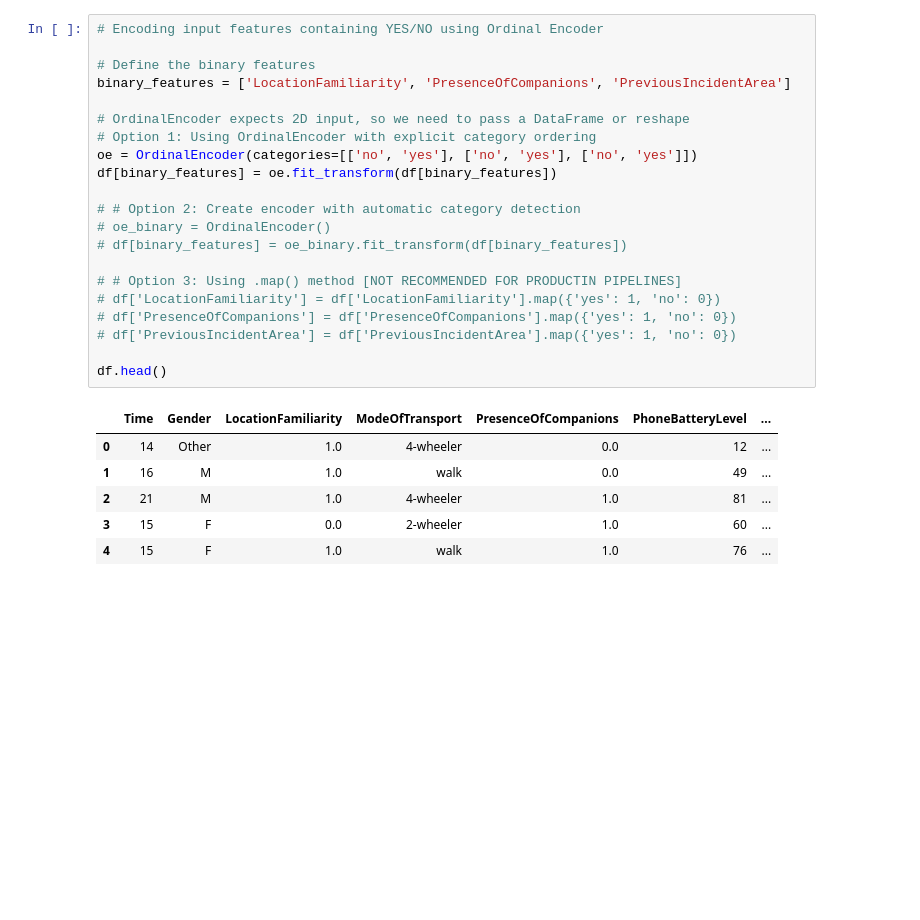
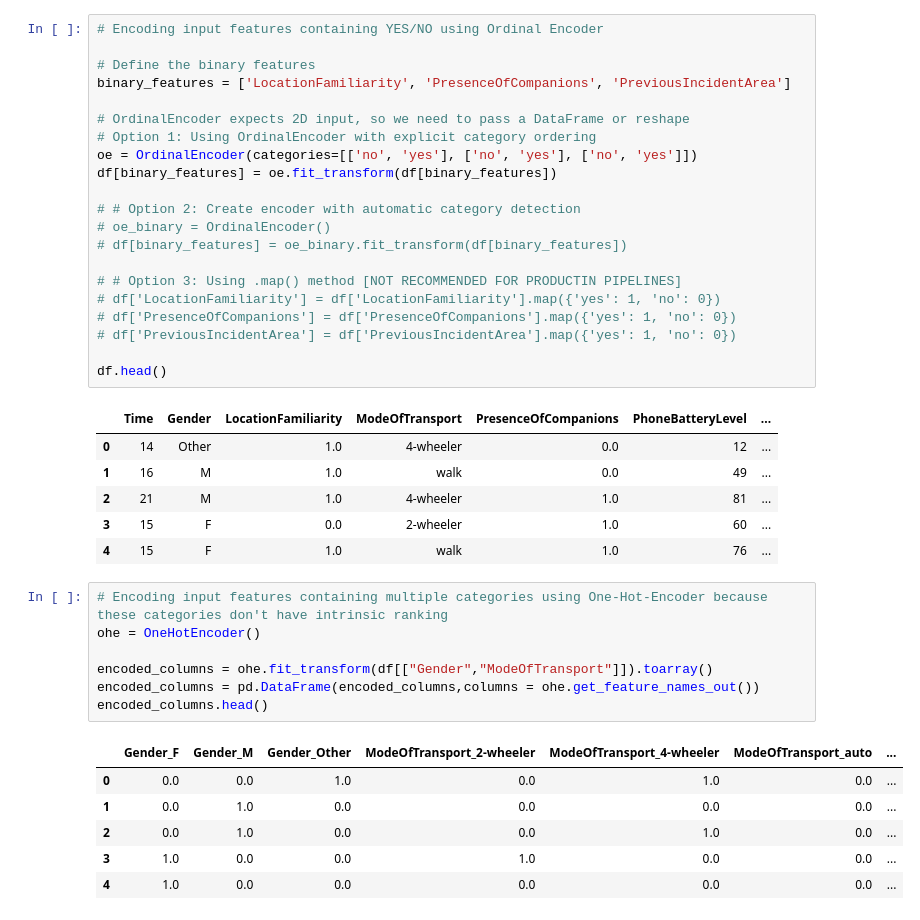
Before and after one commit to AryanV-Coder/SafeNightTravelPredictor, a Jupyter notebook: model_training/model2.ipynb, the cells around one changed output. Saved outputs shown, nothing was run; the diff lists cells and outputs as text; blank space fills up the shorter version.

```diff
--- a/model_training/model2.ipynb
+++ b/model_training/model2.ipynb
@@ -55,3 +54,17 @@ df.head()
 | 2 | 21 | M | 1.0 | 4-wheeler | 1.0 | 81 | ... |
 | 3 | 15 | F | 0.0 | 2-wheeler | 1.0 | 60 | ... |
 | 4 | 15 | F | 1.0 | walk | 1.0 | 76 | ... |
+# %%
+# Encoding input features containing multiple categories using One-Hot-Encoder because these categories don't have intrinsic ranking
+ohe = OneHotEncoder()
+
+encoded_columns = ohe.fit_transform(df[["Gender","ModeOfTransport"]]).toarray()
+encoded_columns = pd.DataFrame(encoded_columns,columns = ohe.get_feature_names_out())
+encoded_columns.head()
+# %% [output]
+|  | Gender_F | Gender_M | Gender_Other | ModeOfTransport_2-wheeler | ModeOfTransport_4-wheeler | ModeOfTransport_auto | ... |
+| 0 | 0.0 | 0.0 | 1.0 | 0.0 | 1.0 | 0.0 | ... |
+| 1 | 0.0 | 1.0 | 0.0 | 0.0 | 0.0 | 0.0 | ... |
+| 2 | 0.0 | 1.0 | 0.0 | 0.0 | 1.0 | 0.0 | ... |
+| 3 | 1.0 | 0.0 | 0.0 | 1.0 | 0.0 | 0.0 | ... |
+| 4 | 1.0 | 0.0 | 0.0 | 0.0 | 0.0 | 0.0 | ... |
```
Also changed, not shown: parts of 5 cells of this notebook.
